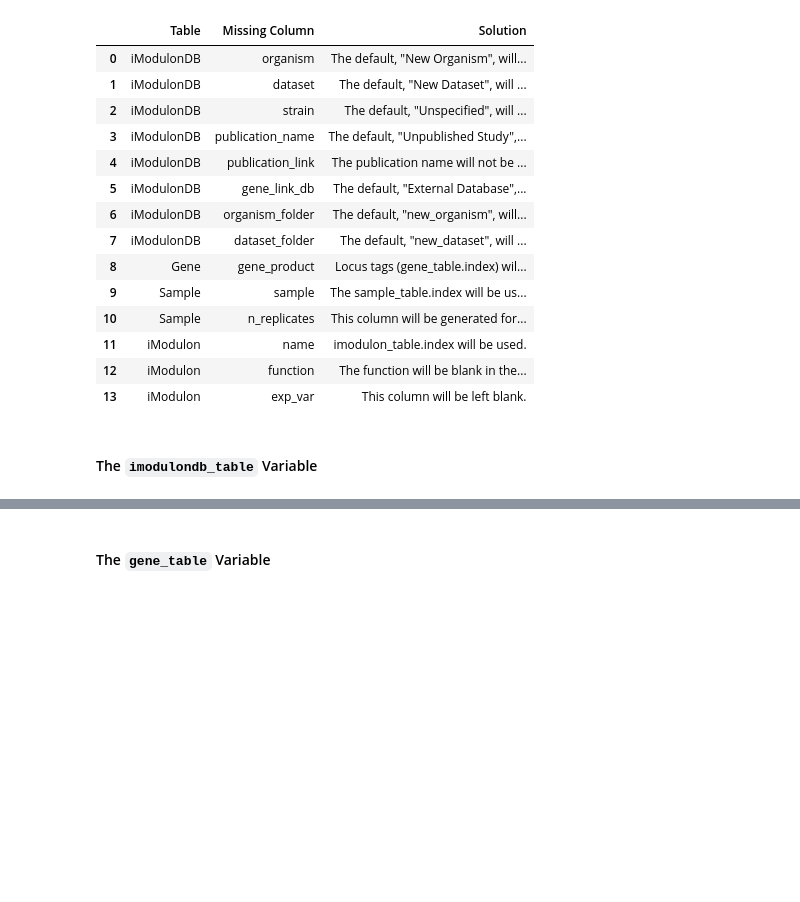
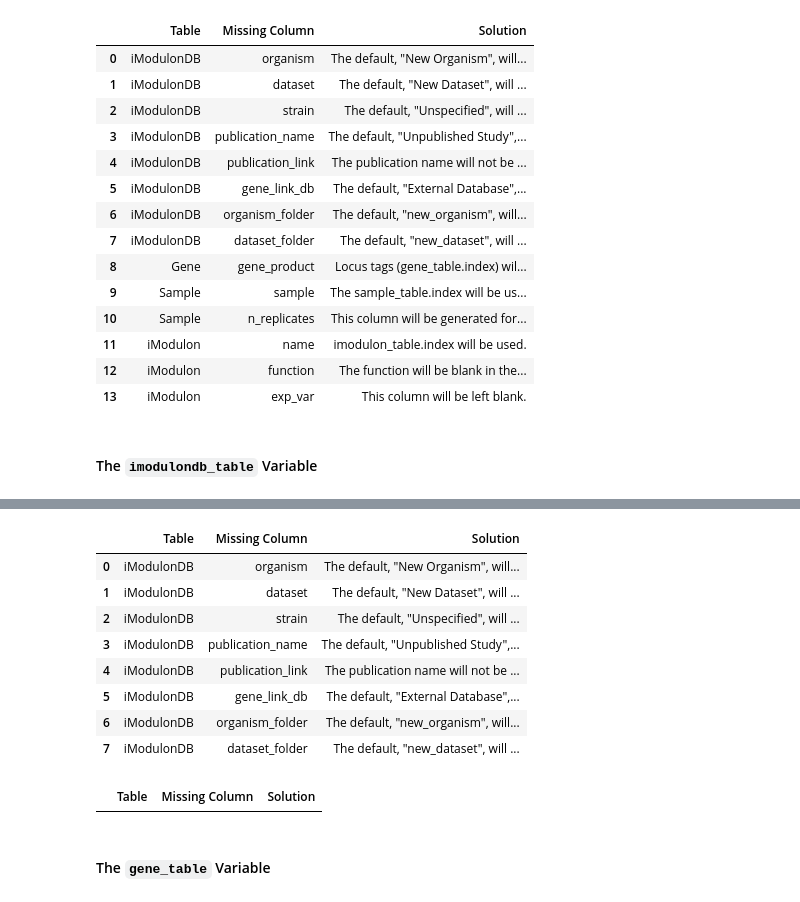
Before and after one commit to SBRG/pymodulon, a Jupyter notebook: docs/tutorials/imodulondb_site_generation.ipynb, the cells around one changed output, grey strips where cells are left out. Drawn from its saved outputs; the diff is of its cells as text; code cells hidden in the pictures; blank space fills up the shorter version.

```diff
--- a/docs/tutorials/imodulondb_site_generation.ipynb
+++ b/docs/tutorials/imodulondb_site_generation.ipynb
@@ -117 +130,15 @@ Any files with matching ``organism_folder`` and ``dataset_folder`` will be overw
+# %%
+# here are the issues relevant to ica_data.imodulondb_table
+# in this case, all issues appear
+table_issues.loc[table_issues.Table == 'iModulonDB']
+# %% [output]
+|  | Table | Missing Column | Solution |
+| 0 | iModulonDB | organism | The default, "New Organism", will... |
+| 1 | iModulonDB | dataset | The default, "New Dataset", will ... |
+| 2 | iModulonDB | strain | The default, "Unspecified", will ... |
+| 3 | iModulonDB | publication_name | The default, "Unpublished Study",... |
+| 4 | iModulonDB | publication_link | The publication name will not be ... |
+| 5 | iModulonDB | gene_link_db | The default, "External Database",... |
+| 6 | iModulonDB | organism_folder | The default, "new_organism", will... |
+| 7 | iModulonDB | dataset_folder | The default, "new_dataset", will ... |
 # %%
@@ -127,3 +157,9 @@ ica_data.imodulondb_table = {'organism': 'Escherichia coli',
+# %%
+# if we now re-call the function, the issues we fixed are removed.
+table_issues, tf_issues, missing_gene_links, missing_dois = imodulondb_compatibility(ica_data)
+table_issues.loc[table_issues.Table == 'iModulonDB']
+# %% [output]
+|  | Table | Missing Column | Solution |
 # %% [markdown]
 #### The ``gene_table`` Variable
 # %% [markdown]
```
Also changed, not shown: parts of 59 cells of this notebook, 5 other files.
